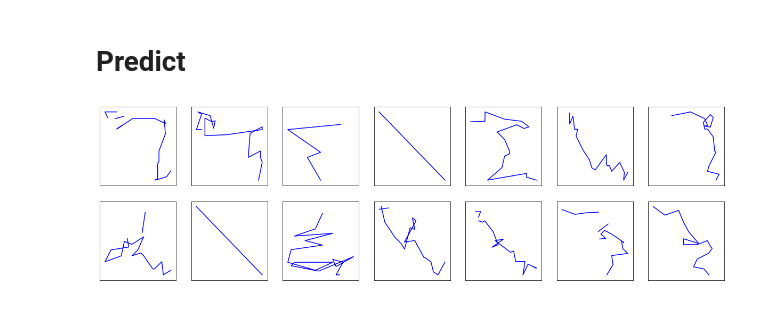
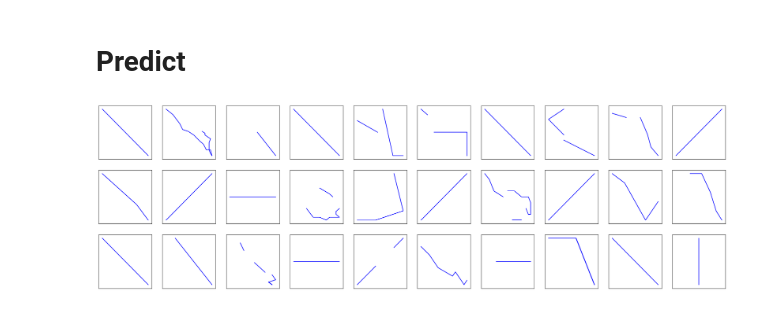
Before and after one commit to quentin-auge/draw, a Jupyter notebook: draw.ipynb, the cells around one changed output. Cells and saved outputs as stored; diff of their text form; code cells hidden in the pictures.

Commit message:
separate GMM and stroke state temperature for generation

```diff
--- a/draw.ipynb
+++ b/draw.ipynb
@@ -243,13 +239,15 @@ tensor([[ 0.0000,  0.0000,  1.0000,  0.0000,  0.0000],
 # Train
 # %%
 batch_size = 64
-dim_hidden = 128
-n_gaussians = 1
+dim_hidden = 512
+n_gaussians = 20
 
 model = Decoder(5, dim_hidden, n_gaussians)
 if torch.cuda.is_available():
     model = model.cuda()
 
+model_name = f'gmm_{n_gaussians}'
+
 criterion = reconstruction_loss
 optimizer = Adam(model.parameters(), 1e-3)
 scheduler = ReduceLROnPlateau(optimizer, 'min', patience=10, verbose=True)
@@ -295,21 +272,22 @@ dataset_name = 'face'
 # %%
-model_name = dataset_name
 map_location = 'cuda' if torch.cuda.is_available() else 'cpu'
-model.load_state_dict(torch.load(f'./models/{dataset_name}.pth', map_location=map_location))
+model.load_state_dict(torch.load(f'models/{model_name}_{dataset_name}.pth', map_location=map_location))
 # %%
-temperature = 0.1
+temperature_gmm = 0.01
+temperature_state = 1.0
 
-fig, axarr = get_canvas(2, 7)
+fig, axarr = get_canvas(3, 10)
 
 all_preds_strokes = []
 for i, ax in enumerate(axarr.flatten()):
-    pred_flat_strokes = generate(model, n_points=20, temperature=temperature)
+    pred_flat_strokes = generate(model, n_points=20, temperature_gmm=temperature_gmm,
+                                 temperature_state=temperature_state)
     pred_flat_strokes = unstandarize_flat_strokes(pred_flat_strokes, val_stds)
     pred_strokes = inverse_transform_strokes(pred_flat_strokes)
     all_preds_strokes.append(pred_strokes)
     plot(pred_strokes, color='b', ax=ax)
 # %% [output]
-[figure, old version]
+[figure, new version]
 # %%
 %%capture
 pred_anim = get_animation(all_preds_strokes[0])
```
Also changed, not shown: parts of 12 cells of this notebook, 4 other files.
